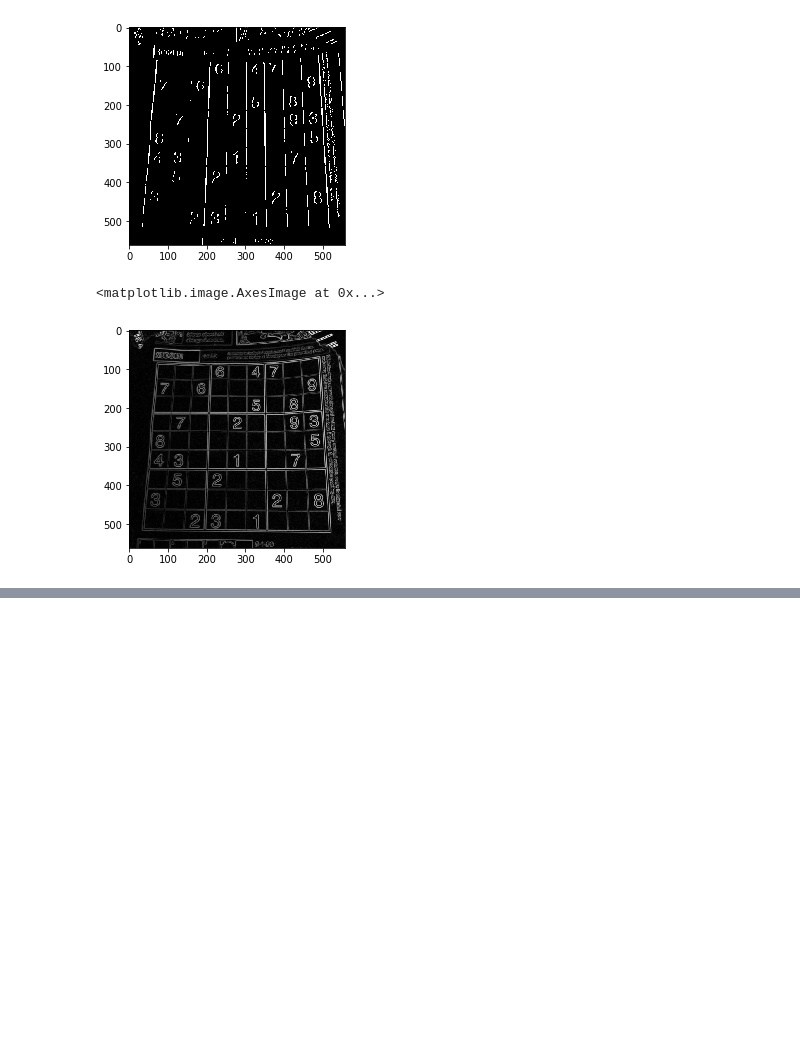
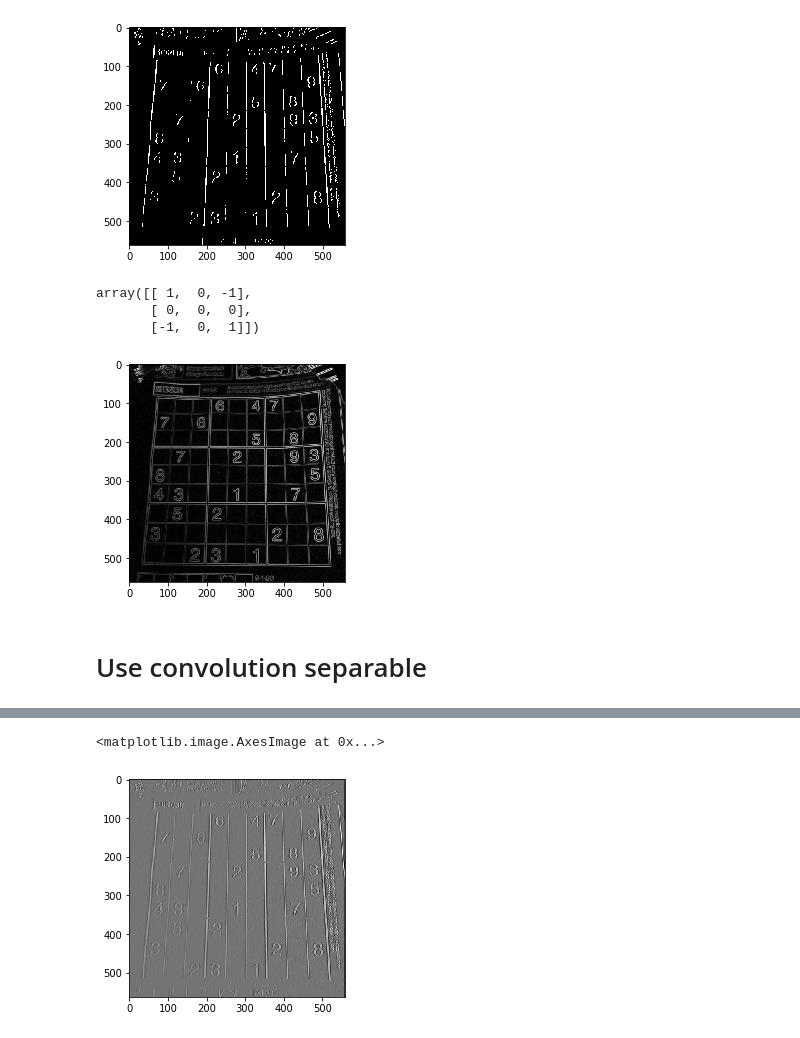
Before and after one commit to GuidoBallabio/embeddedPython, a Jupyter notebook: edge_detection.ipynb, the cells around one changed output, grey strips where cells are left out. Cells and saved outputs as stored; diff of their text form; code cells hidden in the pictures; blank space fills up the shorter version.

Commit message:
Added convolution separable

```diff
--- a/edge_detection.ipynb
+++ b/edge_detection.ipynb
@@ -11,6 +11,8 @@ N = 7
 K = np.ones((N,N))/(N*N)
 img = plt.imread("sudoku.png")
 gray = img.sum(axis=2)
+nRows = gray.shape[0]
+nCols = gray.shape[1]
 plt.imshow(gray,cmap="gray")
 # %% [output]
 The autoreload extension is already loaded. To reload it, use:
@@ -54,6 +61,19 @@ plt.imshow(b_img_sobel_v, cmap='gray')
 sobel = sobel_horizontal * sobel_vertical
 img_sobel = abs(1/np.sqrt(2)) * np.sqrt( (img_sobel_v)**2 + (img_sobel_h)**2 )
 plt.imshow(img_sobel, cmap='gray')
+sobel
 # %% [output]
-<matplotlib.image.AxesImage at 0x...>
+array([[ 1,  0, -1],
+       [ 0,  0,  0],
+       [-1,  0,  1]])
 [figure]
+# %% [markdown]
+# Use convolution separable
+# %%
+flattened = gray.reshape(-1)
+
+%time out = convolution.convolution_separable(flattened, sobel)
+
+out = out.reshape((nRows, nCols))
+plt.imshow(out,cmap='gray')
+# %% [output]
@@ -59,0 +81,2 @@ plt.imshow(img_sobel, cmap='gray')
+<matplotlib.image.AxesImage at 0x...>
+[figure, added]
```
Also changed, not shown: parts of 3 cells of this notebook, 1 other file.
